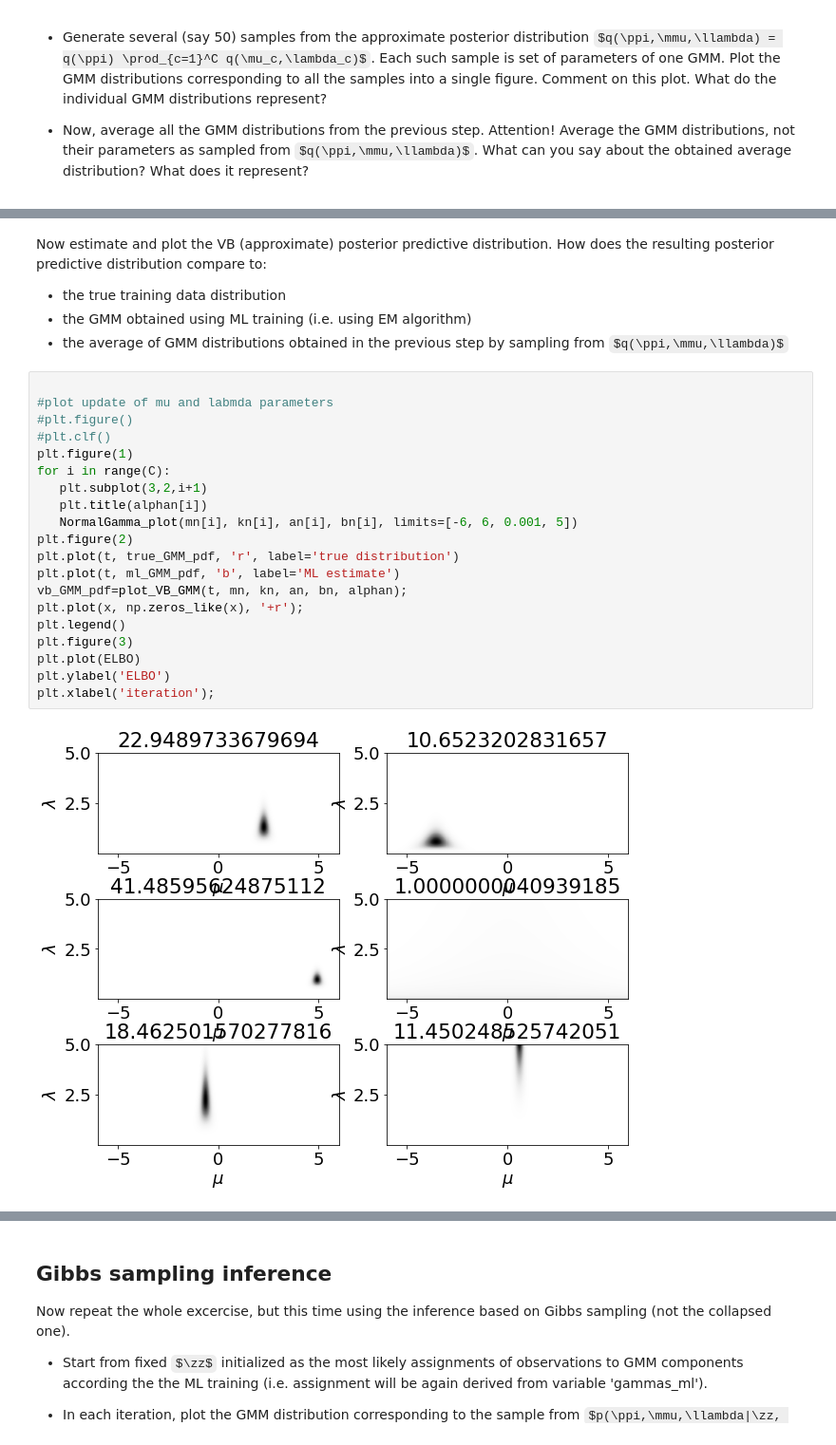
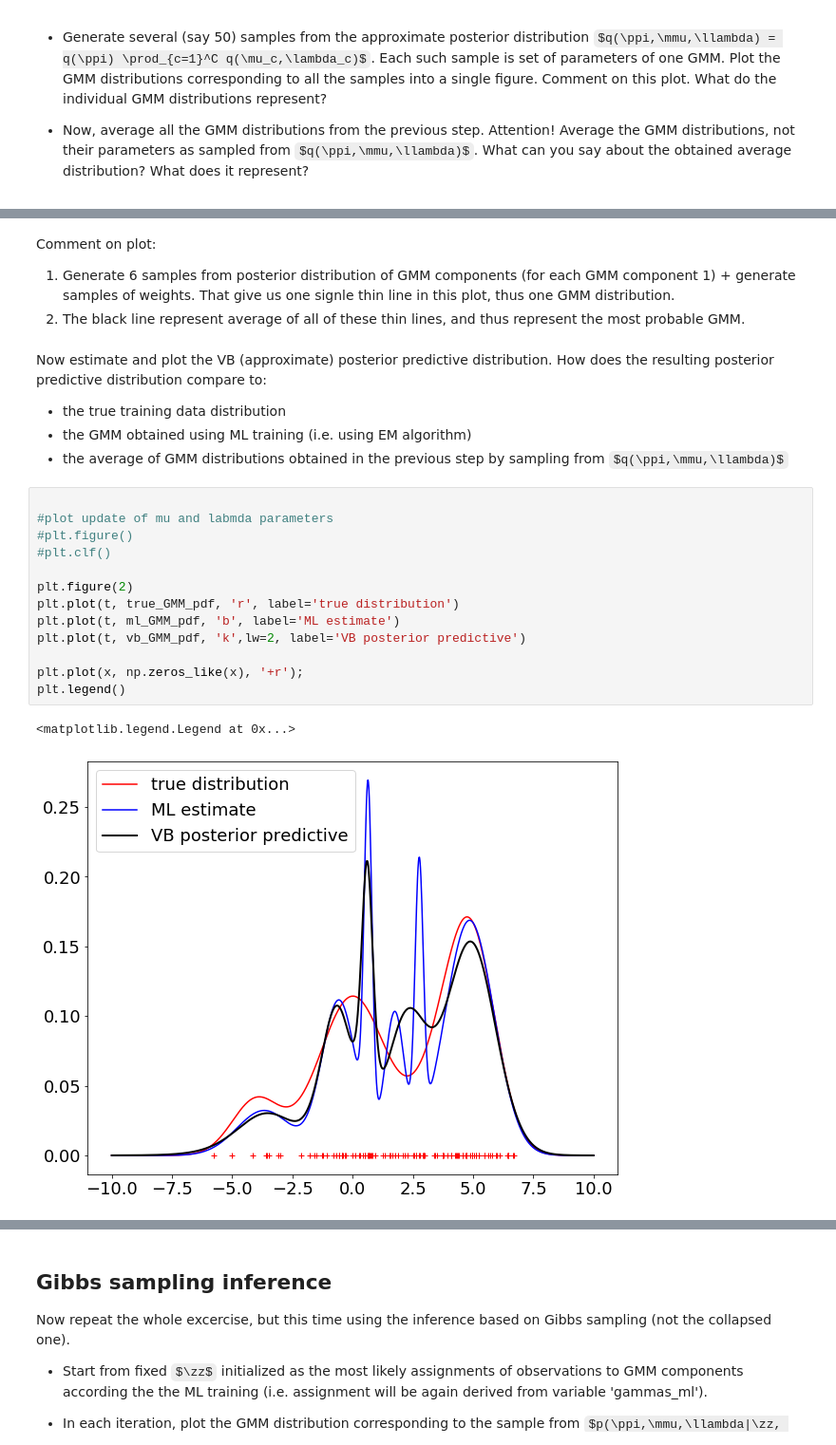
Before and after one commit to andrejPP/BAYA, a Jupyter notebook: BAYa_Assignment2019.ipynb, the cells around one changed output, grey strips where cells are left out. Shown: that part at 95% size. Cells and saved outputs as stored; diff of their text form; some formulas as TeX source.

```diff
--- a/BAYa_Assignment2019.ipynb
+++ b/BAYa_Assignment2019.ipynb
@@ -202,3 +242,7 @@ for _ in range(500):
+# %% [markdown]
+Comment on plot:
+1. Generate 6 samples from posterior distribution of GMM components (for each GMM component 1) + generate samples of weights. That give us one signle thin line in this plot, thus one GMM distribution.
+2. The black line represent average of all of these thin lines, and thus represent the most probable GMM.
 # %% [markdown]
 Now estimate and plot the VB (approximate) posterior predictive distribution.
 How does the resulting posterior predictive distribution compare to:
@@ -208,22 +252,16 @@ How does the resulting posterior predictive distribution compare to:
 # %%
 
 #plot update of mu and labmda parameters
 #plt.figure()
 #plt.clf()
-plt.figure(1)
-for i in range(C):
-   plt.subplot(3,2,i+1)
-   plt.title(alphan[i])
-   NormalGamma_plot(mn[i], kn[i], an[i], bn[i], limits=[-6, 6, 0.001, 5])
+
 plt.figure(2)
 plt.plot(t, true_GMM_pdf, 'r', label='true distribution')
 plt.plot(t, ml_GMM_pdf, 'b', label='ML estimate')
-vb_GMM_pdf=plot_VB_GMM(t, mn, kn, an, bn, alphan);
+plt.plot(t, vb_GMM_pdf, 'k',lw=2, label='VB posterior predictive')
+
 plt.plot(x, np.zeros_like(x), '+r');
 plt.legend()
-plt.figure(3)
-plt.plot(ELBO)
-plt.ylabel('ELBO')
-plt.xlabel('iteration');
 # %% [output]
+<matplotlib.legend.Legend at 0x...>
-[figure, old version]
+[figure, new version]
```
Also changed, not shown: parts of 18 cells of this notebook.
